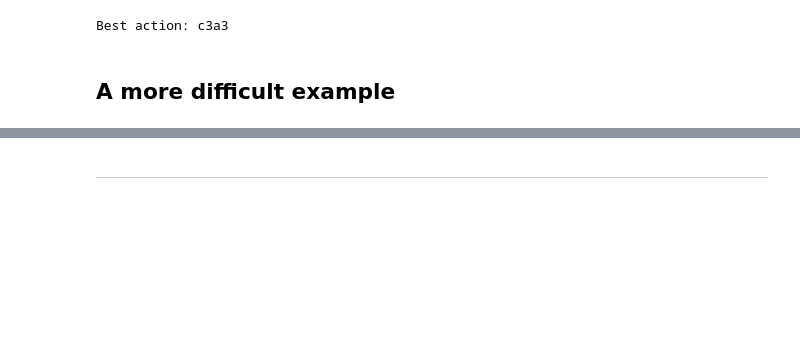
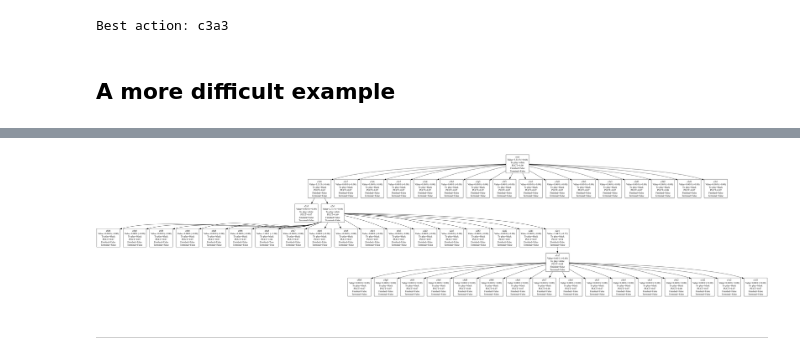
Before and after one commit to EAndrade-Lotero/ChessFinalistMCTS, a Jupyter notebook: notebooks/test_trees_alphazero.ipynb, the cells around one changed output, grey strips where cells are left out. Cells and saved outputs as stored; diff of their text form; code cells hidden in the pictures; blank space fills up the shorter version.

```diff
--- a/notebooks/test_trees_alphazero.ipynb
+++ b/notebooks/test_trees_alphazero.ipynb
@@ -323,16 +308,23 @@ Best action: c3a3
 # %%
 # Initialize game, random policy and MCTS parameters
 game = KRK(start_position=3)
-rollout_policy = GameUniformPolicy(
-    game=game, rng=rng, encoder=None
-)
+
 params = {
-    "sim_limit": 50,
-    "ucb_constant": 1 / np.sqrt(2),
-    "beam_width": np.inf,
-    "n_iterations": 100,
+    "puct_constant": 1,
+    "value_network": value_network,
+    "policy_network": policy_network,
+    "encoder": encoder,
+    "n_iterations": 4,
     "rng":rng
 }
+
+state = game.initial_state
+
+tree = GameSearchTree(
+    root=state,
+    game=game,
+    **params
+)
 
 # Show initial state
 root = game.initial_state
@@ -343,7 +335,6 @@ game.render(state)
 tree = GameSearchTree(
     root=root,
     game=game,
-    rollout_policy=rollout_policy,
     **params
 )
 
@@ -369,2 +373,7 @@ Best action: c1c8
+# %%
+png_data = tree.to_pydot().create_png()
+display(Image(png_data))
+# %% [output]
+[figure, added]
 # %% [markdown]
 ---
```
Also changed, not shown: parts of 17 cells of this notebook, 4 other files.
